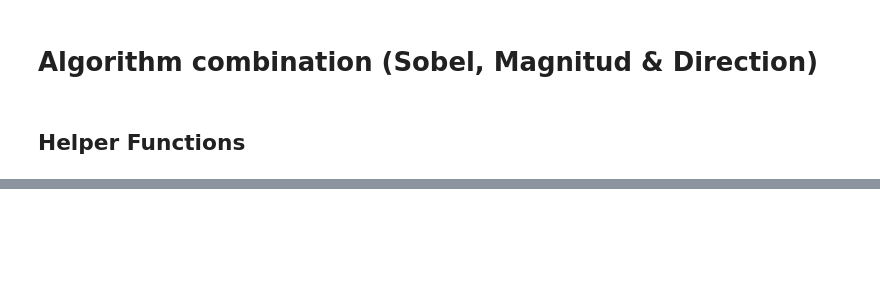
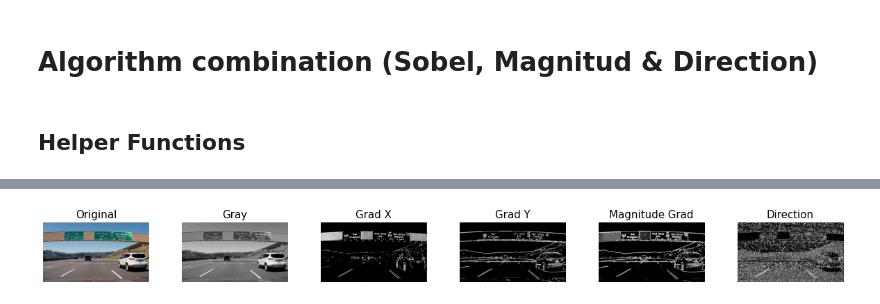
Before and after one commit to rafaca5tro/gradiants_and_colorspaces, a Jupyter notebook: conbination.ipynb, the cells around one changed output, grey strips where cells are left out. Saved outputs shown, nothing was run; the diff lists cells and outputs as text; code cells hidden in the pictures; blank space fills up the shorter version.

```diff
--- a/conbination.ipynb
+++ b/conbination.ipynb
@@ -14,6 +14,9 @@ image = cv2.imread('signs_vehicles_xygrad.jpg')
 
 # Convert to RGB
 RGB_img = cv2.cvtColor(image, cv2.COLOR_BGR2RGB)
+
+# Converto RGB to gray
+gray = cv2.cvtColor(RGB_img, cv2.COLOR_RGB2GRAY)
 # %%
 # Params for Sobel
 ksize = 3
@@ -118,0 +89,25 @@ show_image(combined, 'Combined')
+# %%
+# Plot the result
+f, (ax1, ax2, ax3, ax4, ax5, ax6) = plt.subplots(nrows=1, ncols=6, figsize=(16, 6))
+f.tight_layout()
+ax1.set_axis_off() # Hide Axes
+ax1.imshow(RGB_img,cmap = 'gray')
+ax1.set_title('Original', fontsize=15)
+ax2.set_axis_off() # Hide Axes
+ax2.imshow(gray, cmap='gray')
+ax2.set_title('Gray', fontsize=15)
+ax3.set_axis_off() # Hide Axes
+ax3.imshow(gradx, cmap='gray')
+ax3.set_title('Grad X', fontsize=15)
+ax4.set_axis_off() # Hide Axes
+ax4.imshow(grady, cmap='gray')
+ax4.set_title('Grad Y', fontsize=15)
+ax5.set_axis_off() # Hide Axes
+ax5.imshow(mag_binary, cmap='gray')
+ax5.set_title('Magnitude Grad', fontsize=15)
+ax6.set_axis_off() # Hide Axes
+ax6.imshow(dir_binary, cmap='gray')
+ax6.set_title('Direction', fontsize=15)
+plt.subplots_adjust(left=0., right=1, top=0.9, bottom=0.)
+# %% [output]
+[figure, added]
```
Also changed, not shown: parts of 3 cells of this notebook, 5 other files.
